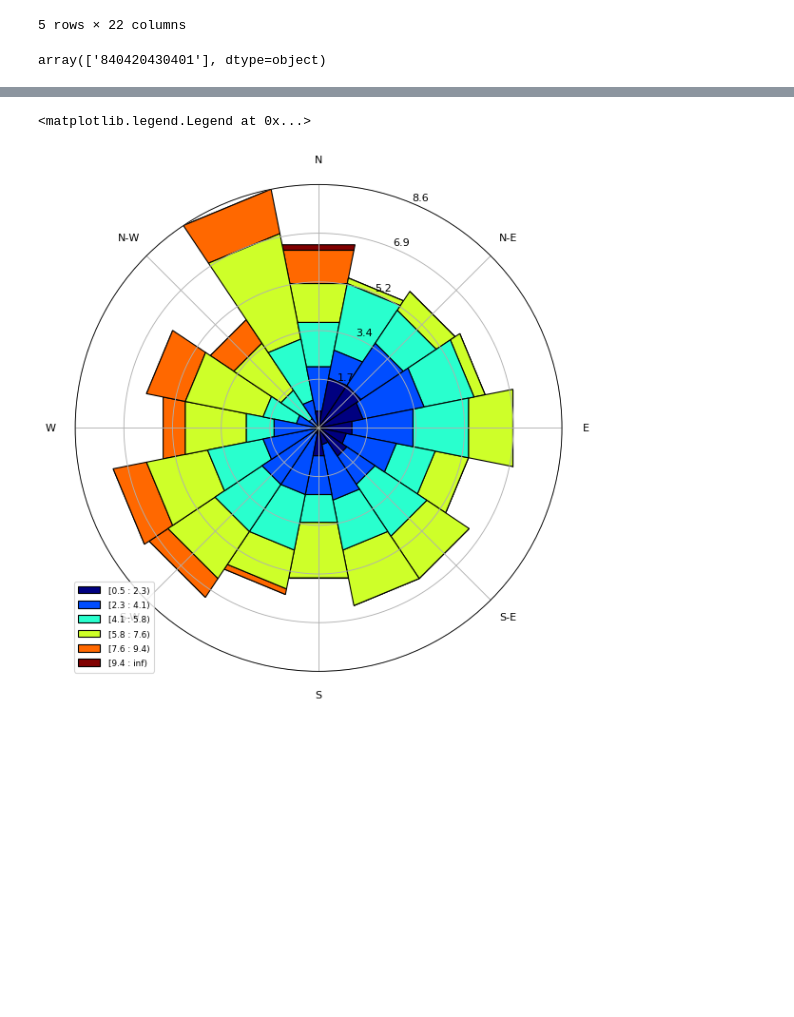
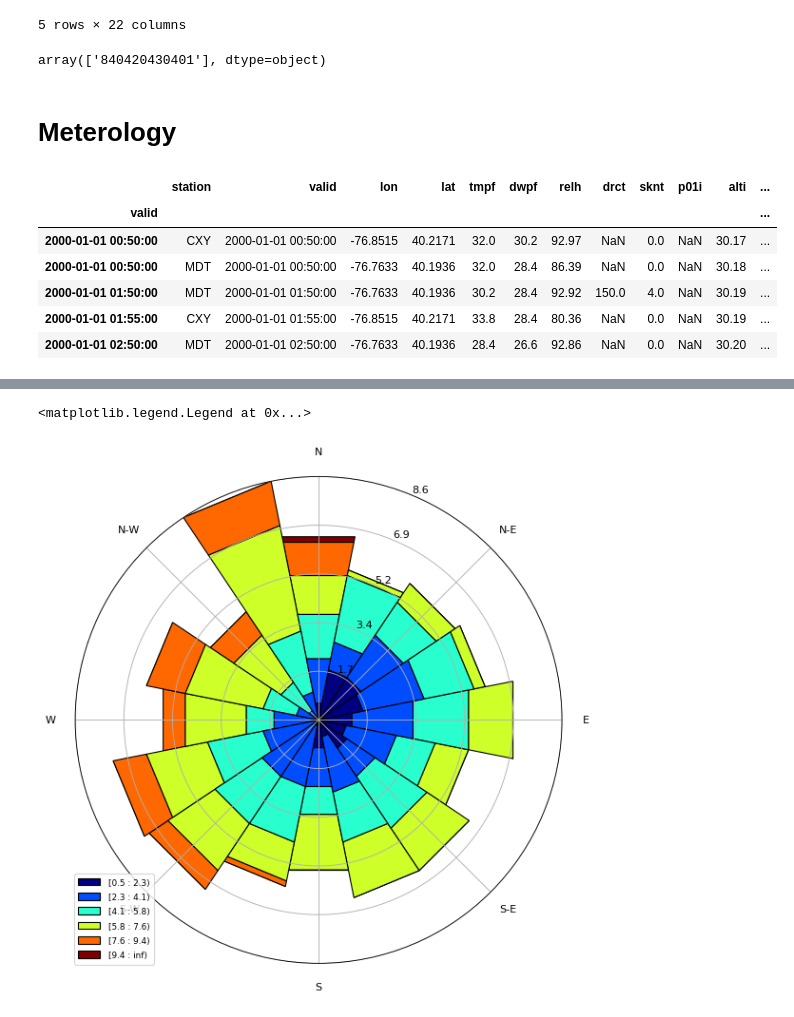
Before and after one commit to DuncanDHall/EAS-air-quality, a Jupyter notebook: exploration_v3.ipynb, the cells around one changed output, grey strips where cells are left out. Saved outputs shown, nothing was run; the diff lists cells and outputs as text; code cells hidden in the pictures; blank space fills up the shorter version.

```diff
--- a/exploration_v3.ipynb
+++ b/exploration_v3.ipynb
@@ -254,3 +254,21 @@ df.tail()
 df.site.unique()
 # %% [output]
 array(['840420430401'], dtype=object)
+# %% [markdown]
+# Meterology
+# %%
+meterology = pd.read_csv('raw_data/meterology.csv', parse_dates=['valid'], na_values='M')
+meterology.columns = map(lambda s: s.strip(), meterology.columns)
+meterology.drop('metar skyc1 skyc2 skyc3 skyc4 skyl1 skyl2 skyl3 skyl4 presentwx'.split(), axis=1, inplace=True)
+meterology.index = meterology.valid
+# Ignore heading data when wind speed is 0
+meterology.loc[meterology.sknt == 0,'drct'] = float('nan')
+meterology.head()
+# %% [output]
+|  | station | valid | lon | lat | tmpf | dwpf | relh | drct | sknt | p01i | alti | ... |
+| valid |  |  |  |  |  |  |  |  |  |  |  | ... |
+| 2000-01-01 00:50:00 | CXY | 2000-01-01 00:50:00 | -76.8515 | 40.2171 | 32.0 | 30.2 | 92.97 | NaN | 0.0 | NaN | 30.17 | ... |
+| 2000-01-01 00:50:00 | MDT | 2000-01-01 00:50:00 | -76.7633 | 40.1936 | 32.0 | 28.4 | 86.39 | NaN | 0.0 | NaN | 30.18 | ... |
+| 2000-01-01 01:50:00 | MDT | 2000-01-01 01:50:00 | -76.7633 | 40.1936 | 30.2 | 28.4 | 92.92 | 150.0 | 4.0 | NaN | 30.19 | ... |
+| 2000-01-01 01:55:00 | CXY | 2000-01-01 01:55:00 | -76.8515 | 40.2171 | 33.8 | 28.4 | 80.36 | NaN | 0.0 | NaN | 30.19 | ... |
+| 2000-01-01 02:50:00 | MDT | 2000-01-01 02:50:00 | -76.7633 | 40.1936 | 28.4 | 26.6 | 92.86 | NaN | 0.0 | NaN | 30.20 | ... |
```
Also changed, not shown: parts of 2 cells of this notebook, 1 other file.
